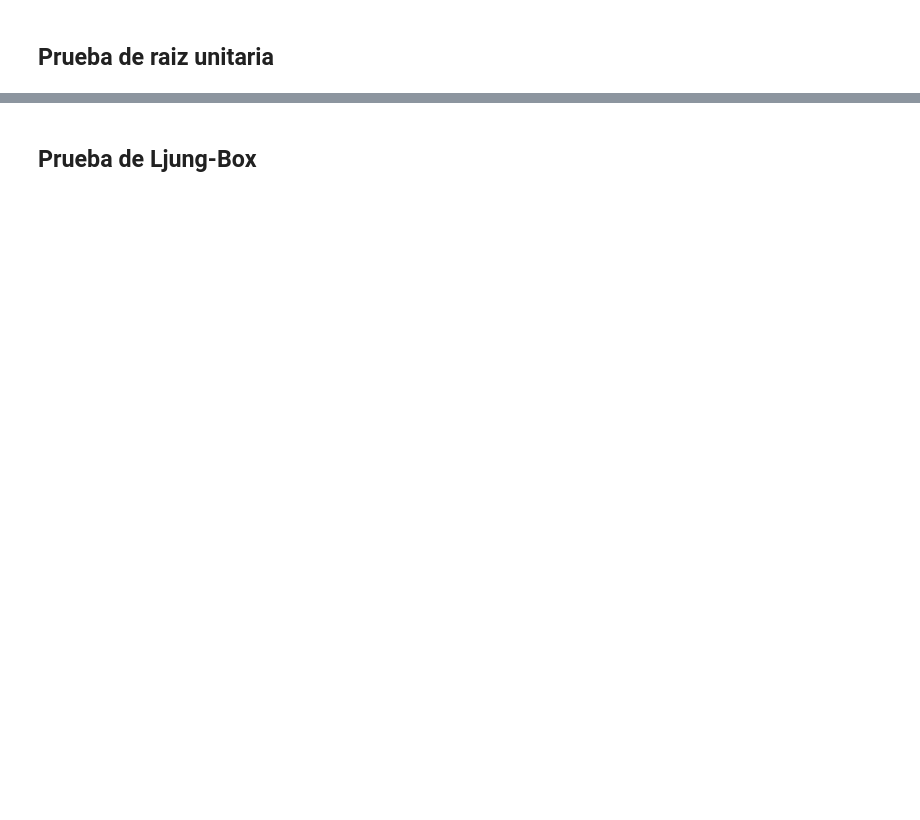
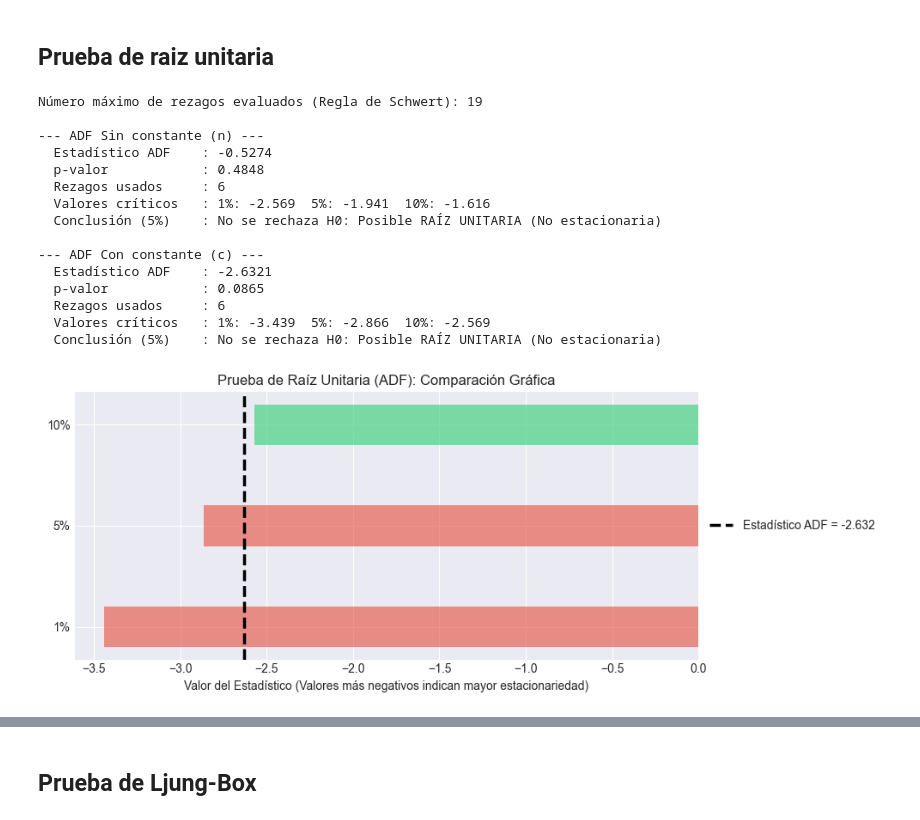
Before and after one commit to vanessalugo04/proyecto_series_tiempo, a Jupyter notebook: principal.ipynb, the cells around one changed output, grey strips where cells are left out. Cells and saved outputs as stored; diff of their text form; code cells hidden in the pictures; blank space fills up the shorter version.

```diff
--- a/principal.ipynb
+++ b/principal.ipynb
@@ -590,2 +650,61 @@ plt.show()
 # %% [markdown]
 ## Prueba de raiz unitaria
+# %%
+p_max = int(12 * (n_obs / 100) ** 0.25)
+print(f"Número máximo de rezagos evaluados (Regla de Schwert): {p_max}\n")
+
+# Sin constante (regression='n'): Asume que la serie fluctúa en torno al cero.
+# OJO: Para magnitudes sísmicas esto no tiene sentido físico, pero se calcula con fines comparativos.
+adf_n = adfuller(ts, maxlag=p_max, autolag='aic', regression='n')
+
+# Con constante (regression='c'): El modelo CORRECTO para tu serie, ya que la magnitud promedio > 0.
+adf_c = adfuller(ts, maxlag=p_max, autolag='aic', regression='c')
+
+for label, res in [("Sin constante (n)", adf_n), ("Con constante (c)", adf_c)]:
+    print(f"--- ADF {label} ---")
+    print(f"  Estadístico ADF    : {res[0]:.4f}")
+    print(f"  p-valor            : {res[1]:.4f}")
+    print(f"  Rezagos usados     : {res[2]}")
+    print(f"  Valores críticos   : " + "  ".join([f"{k}: {v:.3f}" for k, v in res[4].items()]))
+    concl = "Se rechaza H0: La serie ES ESTACIONARIA" if res[1] < 0.05 else "No se rechaza H0: Posible RAÍZ UNITARIA (No estacionaria)"
+    print(f"  Conclusión (5%)    : {concl}\n")
+
+
+# Usaremos los resultados del test 'Con constante' por ser el matemáticamente correcto aquí
+fig, ax = plt.subplots(figsize=(10, 4))
+criticos = adf_c[4]
+niveles  = list(criticos.keys())
+valores  = list(criticos.values())
+
+# Colores: Verde si el estadístico es menor (más negativo) que el valor crítico, rojo si es mayor.
+colores  = ['#2ecc71' if adf_c[0] < v else '#e74c3c' for v in valores]
+
+ax.barh(niveles, valores, color=colores, alpha=0.6, height=0.4)
+ax.axvline(adf_c[0], color='black', linewidth=2.5, linestyle='--',
+           label=f'Estadístico ADF = {adf_c[0]:.3f}')
+
+# Estética de la gráfica
+ax.set_xlabel('Valor del Estadístico (Valores más negativos indican mayor estacionariedad)')
+ax.set_title('Prueba de Raíz Unitaria (ADF): Comparación Gráfica')
+# Ajustar la leyenda para que no tape las barras
+ax.legend(loc='center left', bbox_to_anchor=(1, 0.5))
+
+plt.tight_layout()
+plt.show()
+# %% [output]
+Número máximo de rezagos evaluados (Regla de Schwert): 19
+
+--- ADF Sin constante (n) ---
+  Estadístico ADF    : -0.5274
+  p-valor            : 0.4848
+  Rezagos usados     : 6
+  Valores críticos   : 1%: -2.569  5%: -1.941  10%: -1.616
+  Conclusión (5%)    : No se rechaza H0: Posible RAÍZ UNITARIA (No estacionaria)
+
+--- ADF Con constante (c) ---
+  Estadístico ADF    : -2.6321
+  p-valor            : 0.0865
+  Rezagos usados     : 6
+  Valores críticos   : 1%: -3.439  5%: -2.866  10%: -2.569
+  Conclusión (5%)    : No se rechaza H0: Posible RAÍZ UNITARIA (No estacionaria)
+[figure, added]
```
Also changed, not shown: parts of 5 cells of this notebook.
